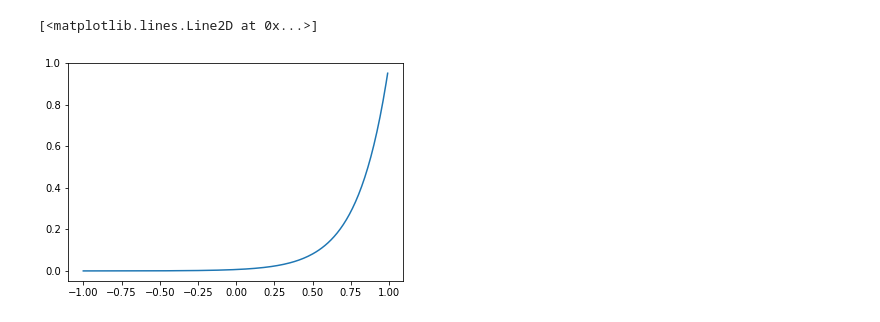
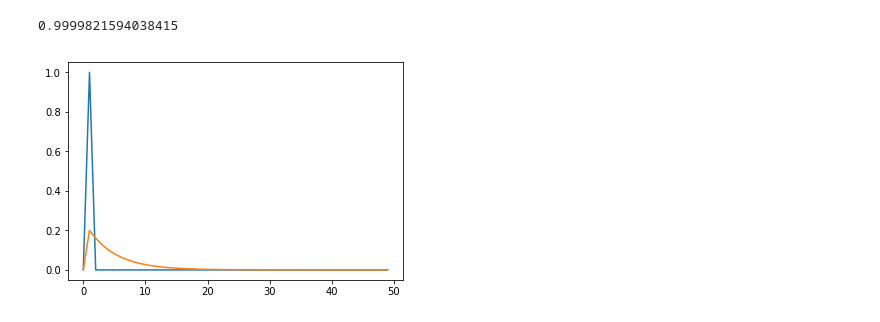
Before and after one commit to superrrpotato/STDP, a Jupyter notebook: STDP.ipynb, the cells around one changed output. Saved outputs shown, nothing was run; the diff lists cells and outputs as text; code cells hidden in the pictures.

```diff
--- a/STDP.ipynb
+++ b/STDP.ipynb
@@ -105,7 +99,19 @@ plt.ylim(-2,2)
-# %%
-x=np.arange(-1,1,0.01)
-y=np.exp((x-1)/0.2)
-plt.plot(x,y)
-# %% [output]
-[<matplotlib.lines.Line2D at 0x...>]
-[figure, removed]
+# %%
+spike_train = np.zeros(50)
+spike_train[1] = 1
+psc = np.zeros(50)
+
+integ = np.zeros(50)
+tau = 5
+decay = 1-1/5
+
+temp = 0
+for i in range(50):
+    psc[i] = temp * decay + spike_train[i] * (1/5)
+    temp = psc[i]
+plt.plot(spike_train)
+plt.plot(psc)
+np.sum(psc)
+# %% [output]
+0.9999821594038415
+[figure, added]
```
Also changed, not shown: parts of 4 cells of this notebook, 1 other file.
